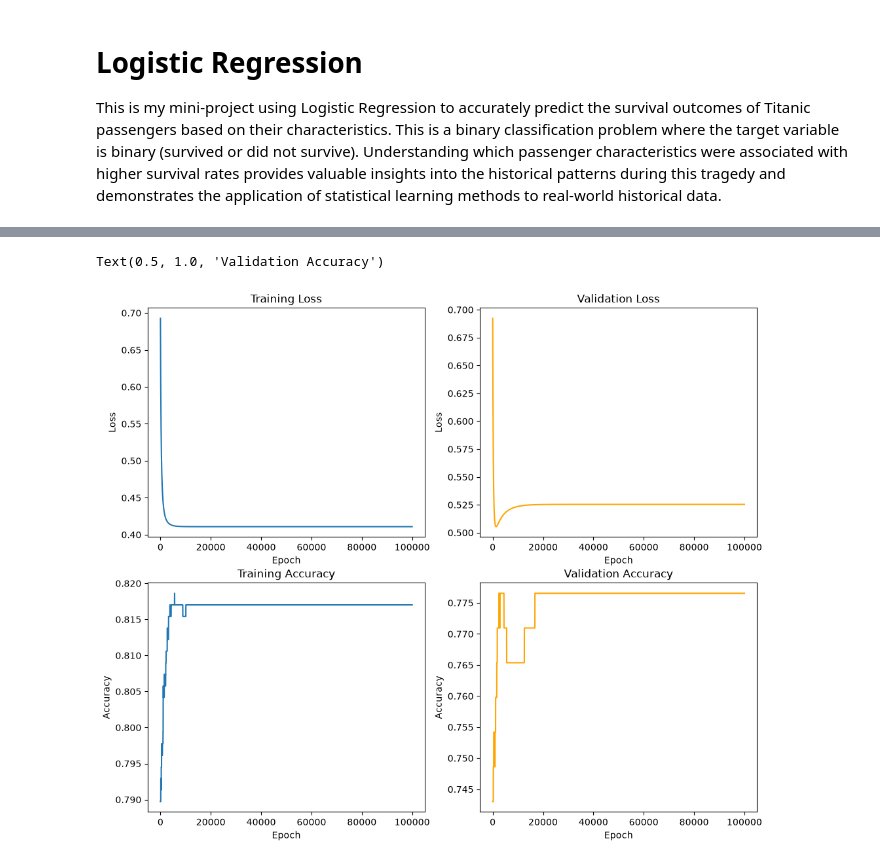
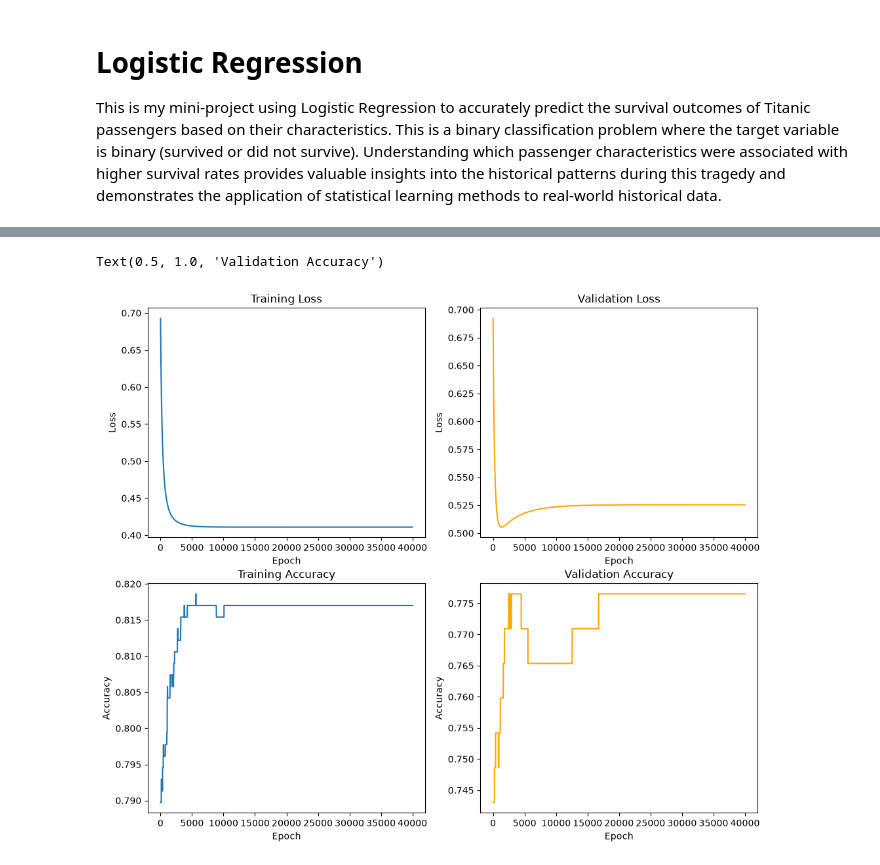
Before and after one commit to LeatuyrBertyk/Learning-ML, a Jupyter notebook: 2-Logistic_Regression/titanic-survival-prediction.ipynb, the cells around one changed output, grey strips where cells are left out. Cells and saved outputs as stored; diff of their text form; code cells hidden in the pictures.

```diff
--- a/2-Logistic_Regression/titanic-survival-prediction.ipynb
+++ b/2-Logistic_Regression/titanic-survival-prediction.ipynb
@@ -70,7 +70,7 @@ X_train[:, 1:] = normalizer.fit_transform(X_train[:, 1:])
 X_val[:, 1:] = normalizer.transform(X_val[:, 1:])
 X_test[:, 1:] = normalizer.transform(X_test[:, 1:])
 # %%
-# 2. Important functions
+# 4. Important functions
 def sigmoid(z):
     return 1 / (1 + np.exp(-z))
 
@@ -86,7 +86,7 @@ def compute_accuracy(y_true, y_predict_prob, threshold = 0.5):
     accuracy = np.mean(y_pred_class == y_true)
     return accuracy
 
-# 3. Stochastic logistic regression
+# 5. Stochastic logistic regression
 def stochastic_logistic_regression(X_train, y_train, X_val, y_val,
                                    epochs = 10000, learning_rate = 1e-5):
     (m, n) = X_train.shape
@@ -128,9 +128,8 @@ def stochastic_logistic_regression(X_train, y_train, X_val, y_val,
 
     return theta, train_losses, val_losses, train_accuracies, val_accuracies
 
-# 4. Print answer and plot digram
-theta, train_losses, val_losses, train_accs, val_accs = stochastic_logistic_regression(X_train, y_train, X_val, y_val, 100000, 1e-5)
-
+# 6. Print answer and plot digram
+theta, train_losses, val_losses, train_accs, val_accs = stochastic_logistic_regression(X_train, y_train, X_val, y_val, 40000, 1e-5)
 
 fig, ax = plt.subplots(2, 2, figsize = (12, 10))
 ax[0, 0].plot(train_losses)
@@ -169,2 +168,2 @@ Epoch 100000/100000 - Train Loss: 0.4109, Val Loss: 0.5254 - Train Acc: 0.8170,
 Text(0.5, 1.0, 'Validation Accuracy')
-[figure, old version]
+[figure, new version]
```
Also changed, not shown: parts of 1 cell of this notebook.
